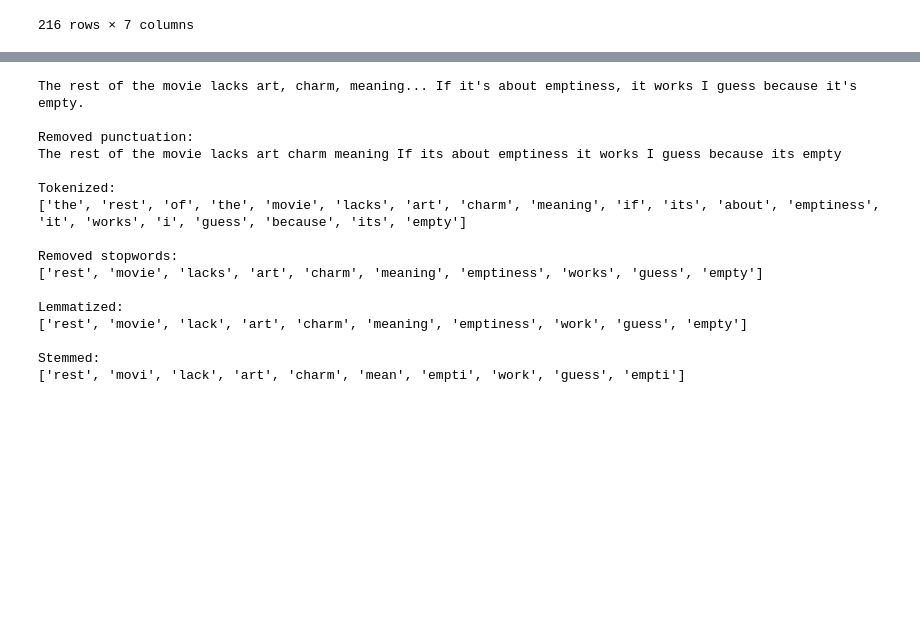
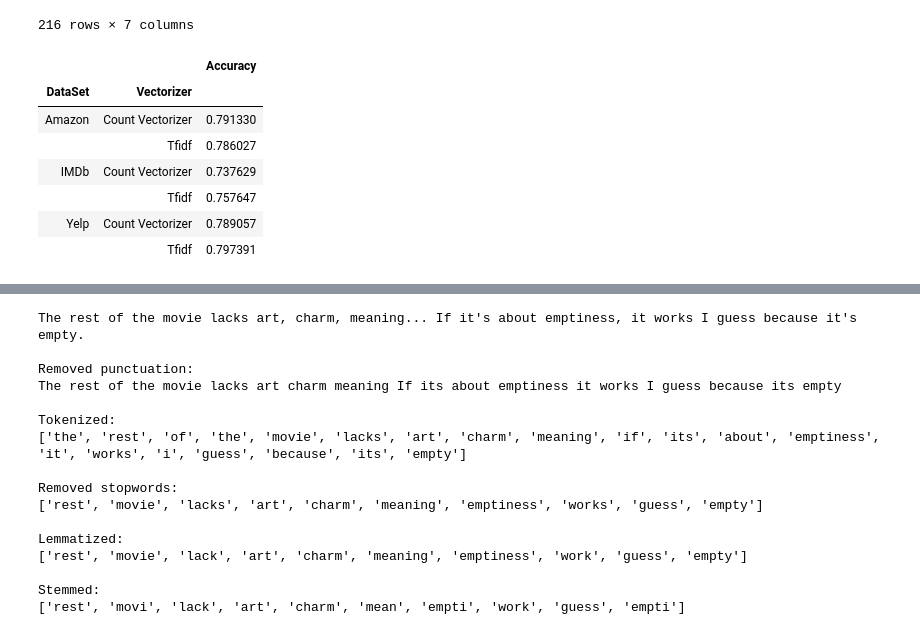
Before and after one commit to greghvk/eksploracja_danych_projekt, a Jupyter notebook: Eksploracja_projekt.ipynb, the cells around one changed output, grey strips where cells are left out. Saved outputs shown, nothing was run; the diff lists cells and outputs as text; code cells hidden in the pictures; blank space fills up the shorter version.

```diff
--- a/Eksploracja_projekt.ipynb
+++ b/Eksploracja_projekt.ipynb
@@ -361,3 +361,14 @@ results
 | 214 | Yelp | Count Vectorizer | off | off | stemmer | Random Forest | 0.809091 |
 | 215 | Yelp | Count Vectorizer | off | off | turned off | Random Forest | 0.781818 |
 216 rows × 7 columns
+# %%
+results.groupby(['DataSet', 'Vectorizer']).mean()
+# %% [output]
+|  |  | Accuracy |
+| DataSet | Vectorizer |  |
+| Amazon | Count Vectorizer | 0.791330 |
+|  | Tfidf | 0.786027 |
+| IMDb | Count Vectorizer | 0.737629 |
+|  | Tfidf | 0.757647 |
+| Yelp | Count Vectorizer | 0.789057 |
+|  | Tfidf | 0.797391 |
```
Also changed, not shown: parts of 4 cells of this notebook.
